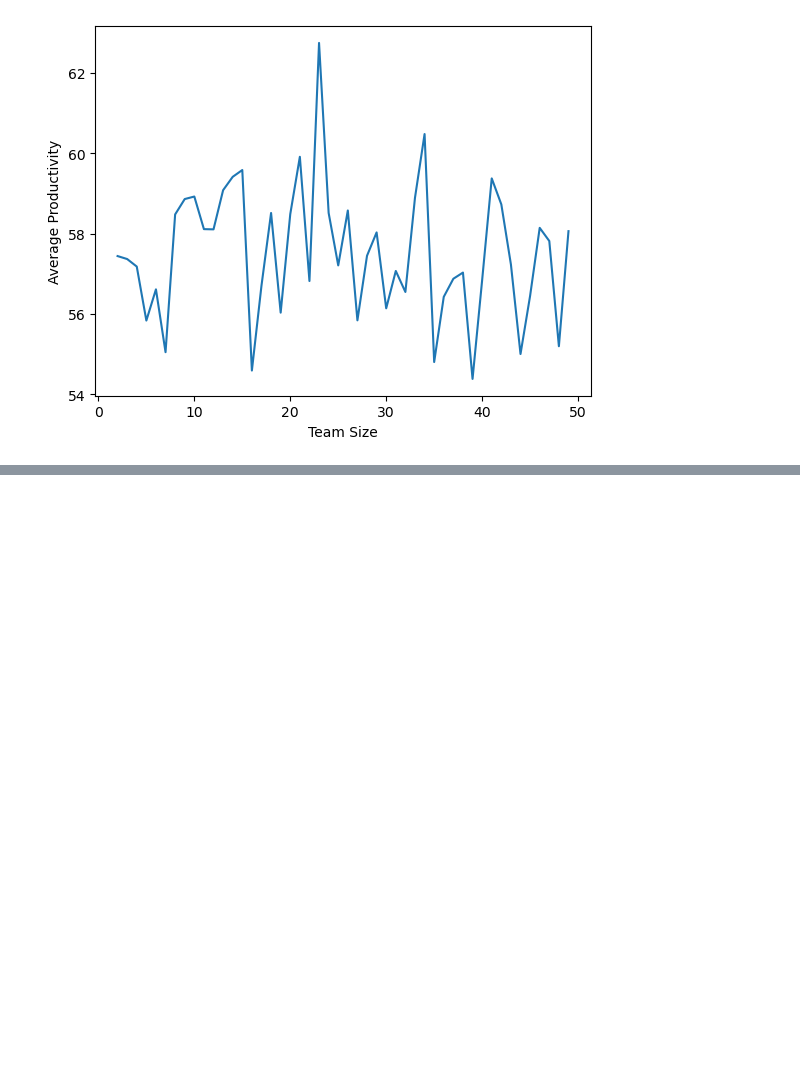
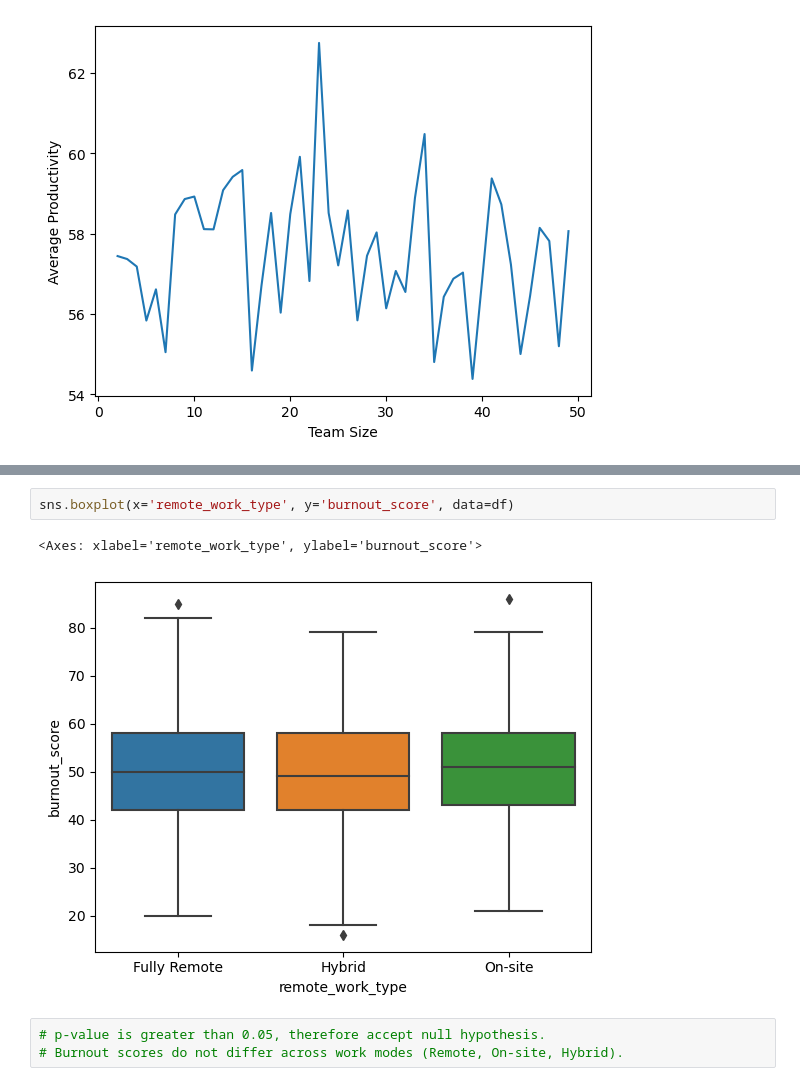
Before and after one commit to fahime10/AI-Job-Replacement, a Jupyter notebook: notebooks/ai_burnout_attrition_eda.ipynb, the cells around one changed output, grey strips where cells are left out. Drawn from its saved outputs; the diff is of its cells as text; blank space fills up the shorter version.

Commit message:
Added statistical analysis in AI burnout notebook

```diff
--- a/notebooks/ai_burnout_attrition_eda.ipynb
+++ b/notebooks/ai_burnout_attrition_eda.ipynb
@@ -371,0 +394,8 @@ plt.show()
+# %%
+sns.boxplot(x='remote_work_type', y='burnout_score', data=df)
+# %% [output]
+<Axes: xlabel='remote_work_type', ylabel='burnout_score'>
+[figure, added]
+# %%
+# p-value is greater than 0.05, therefore accept null hypothesis.
+# Burnout scores do not differ across work modes (Remote, On-site, Hybrid).
```
Also changed, not shown: parts of 20 cells of this notebook.
